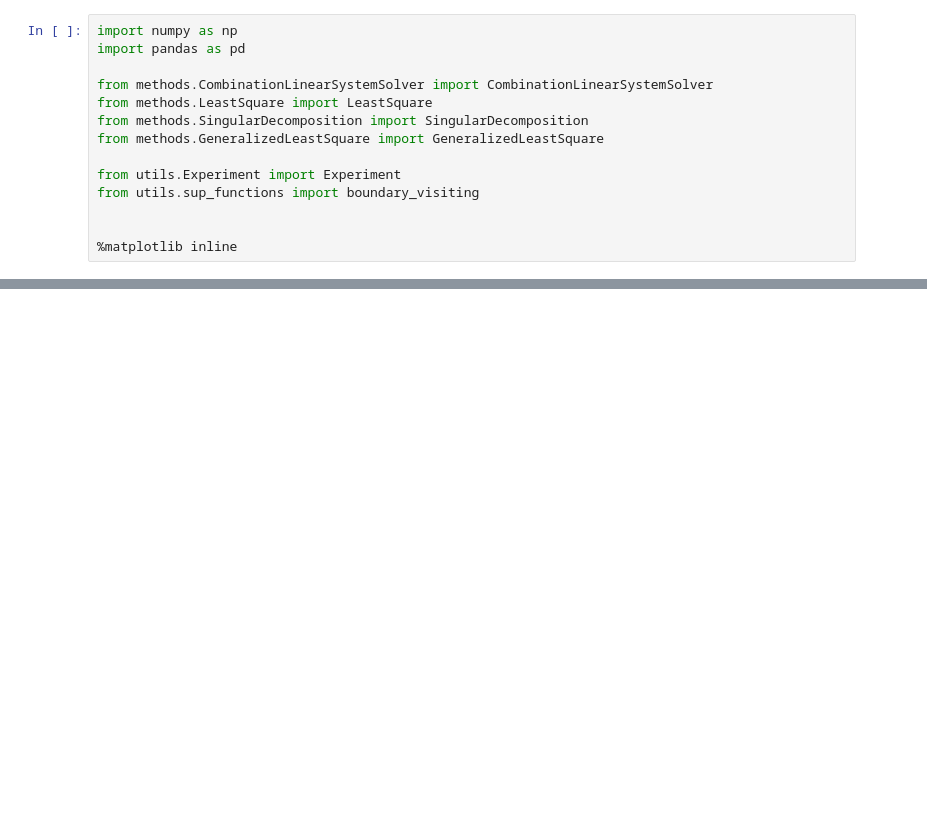
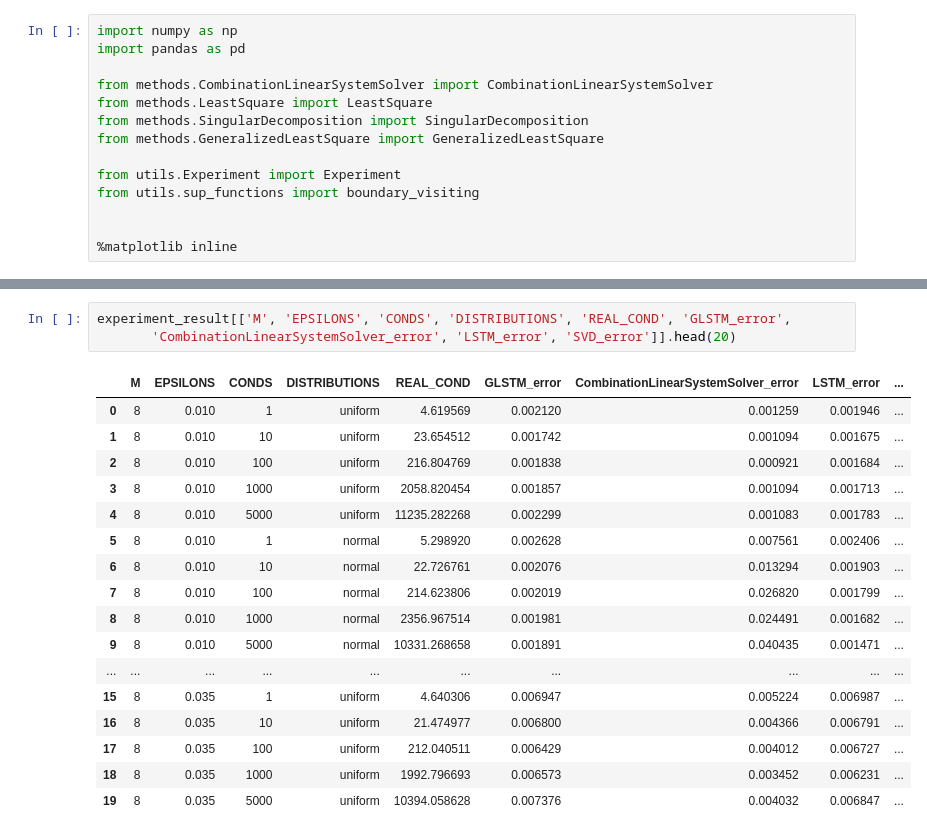
Before and after one commit to VSydorskyy/IASAGameTheory, a Jupyter notebook: example.ipynb, the cells around one changed output, grey strips where cells are left out. Saved outputs shown, nothing was run; the diff lists cells and outputs as text; blank space fills up the shorter version.

```diff
--- a/example.ipynb
+++ b/example.ipynb
@@ -46,0 +58,21 @@ experiment_result.head(20)
+# %%
+experiment_result[['M', 'EPSILONS', 'CONDS', 'DISTRIBUTIONS', 'REAL_COND', 'GLSTM_error',
+       'CombinationLinearSystemSolver_error', 'LSTM_error', 'SVD_error']].head(20)
+# %% [output]
+|  | M | EPSILONS | CONDS | DISTRIBUTIONS | REAL_COND | GLSTM_error | CombinationLinearSystemSolver_error | LSTM_error | ... |
+| 0 | 8 | 0.010 | 1 | uniform | 4.619569 | 0.002120 | 0.001259 | 0.001946 | ... |
+| 1 | 8 | 0.010 | 10 | uniform | 23.654512 | 0.001742 | 0.001094 | 0.001675 | ... |
+| 2 | 8 | 0.010 | 100 | uniform | 216.804769 | 0.001838 | 0.000921 | 0.001684 | ... |
+| 3 | 8 | 0.010 | 1000 | uniform | 2058.820454 | 0.001857 | 0.001094 | 0.001713 | ... |
+| 4 | 8 | 0.010 | 5000 | uniform | 11235.282268 | 0.002299 | 0.001083 | 0.001783 | ... |
+| 5 | 8 | 0.010 | 1 | normal | 5.298920 | 0.002628 | 0.007561 | 0.002406 | ... |
+| 6 | 8 | 0.010 | 10 | normal | 22.726761 | 0.002076 | 0.013294 | 0.001903 | ... |
+| 7 | 8 | 0.010 | 100 | normal | 214.623806 | 0.002019 | 0.026820 | 0.001799 | ... |
+| 8 | 8 | 0.010 | 1000 | normal | 2356.967514 | 0.001981 | 0.024491 | 0.001682 | ... |
+| 9 | 8 | 0.010 | 5000 | normal | 10331.268658 | 0.001891 | 0.040435 | 0.001471 | ... |
+| ... | ... | ... | ... | ... | ... | ... | ... | ... | ... |
+| 15 | 8 | 0.035 | 1 | uniform | 4.640306 | 0.006947 | 0.005224 | 0.006987 | ... |
+| 16 | 8 | 0.035 | 10 | uniform | 21.474977 | 0.006800 | 0.004366 | 0.006791 | ... |
+| 17 | 8 | 0.035 | 100 | uniform | 212.040511 | 0.006429 | 0.004012 | 0.006727 | ... |
+| 18 | 8 | 0.035 | 1000 | uniform | 1992.796693 | 0.006573 | 0.003452 | 0.006231 | ... |
+| 19 | 8 | 0.035 | 5000 | uniform | 10394.058628 | 0.007376 | 0.004032 | 0.006847 | ... |
```
Also changed, not shown: parts of 9 cells of this notebook, 5 other files.
